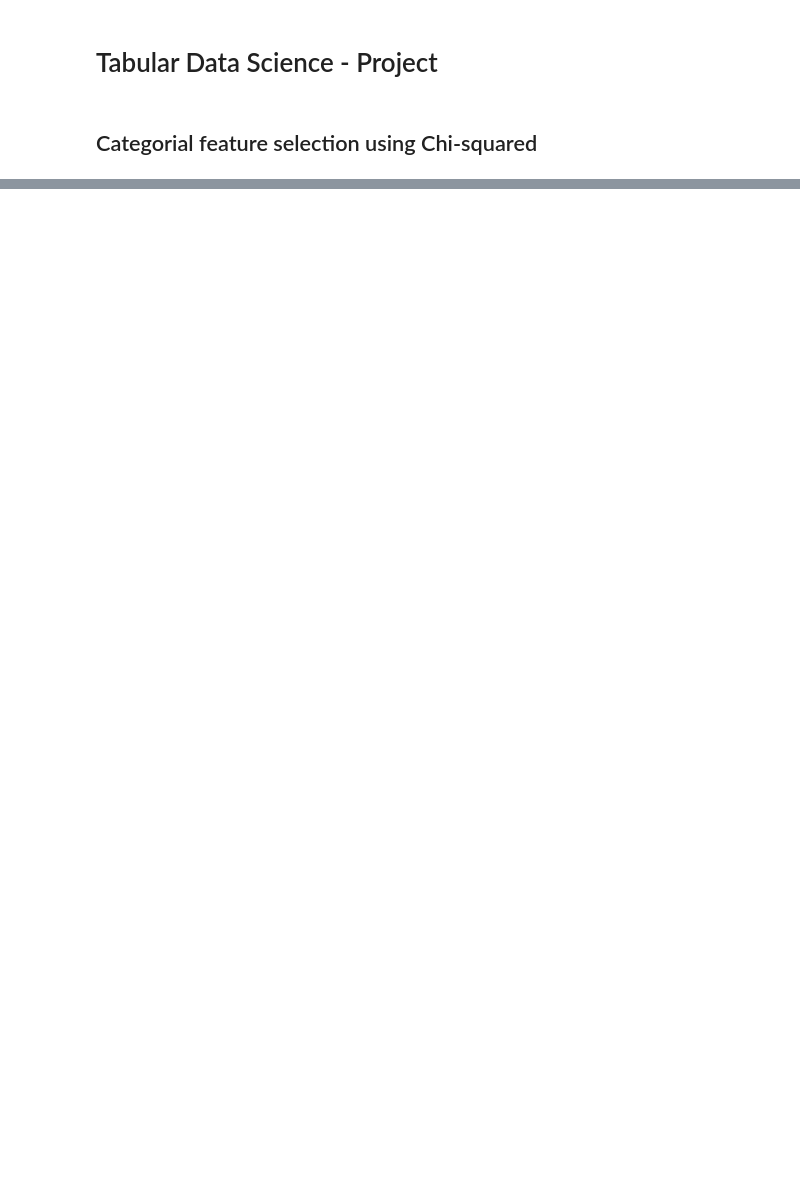
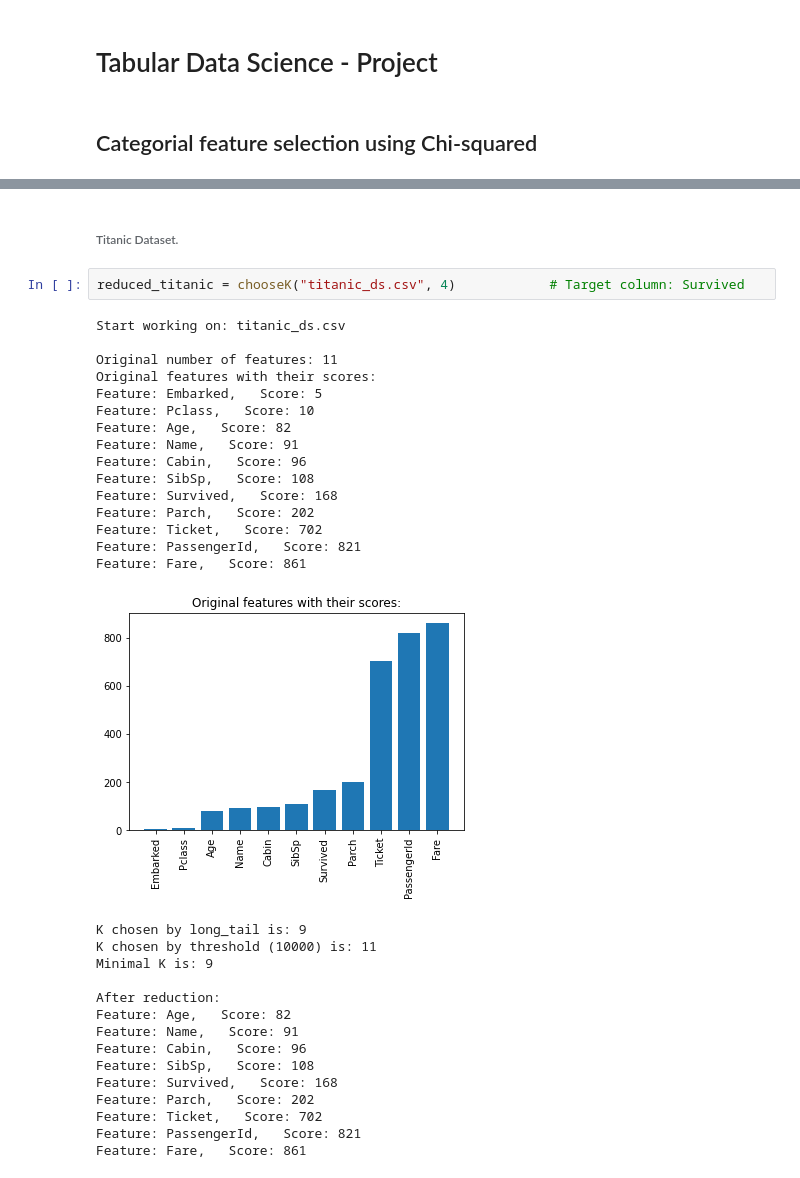
Before and after one commit to AvrahamBi/TDS-Project, a Jupyter notebook: TDS notebook.ipynb, the cells around one changed output, grey strips where cells are left out. Saved outputs shown, nothing was run; the diff lists cells and outputs as text; blank space fills up the shorter version.

```diff
--- a/TDS notebook.ipynb
+++ b/TDS notebook.ipynb
@@ -219,0 +167,35 @@ chooseK("video_games_ds.csv", 9)        # Target column: Global_Sales
+# %% [markdown]
+###### Titanic Dataset.
+# %%
+reduced_titanic = chooseK("titanic_ds.csv", 4)            # Target column: Survived
+# %% [output]
+Start working on: titanic_ds.csv
+
+Original number of features: 11
+Original features with their scores:
+Feature: Embarked,   Score: 5
+Feature: Pclass,   Score: 10
+Feature: Age,   Score: 82
+Feature: Name,   Score: 91
+Feature: Cabin,   Score: 96
+Feature: SibSp,   Score: 108
+Feature: Survived,   Score: 168
+Feature: Parch,   Score: 202
+Feature: Ticket,   Score: 702
+Feature: PassengerId,   Score: 821
+Feature: Fare,   Score: 861
+[figure, added]
+K chosen by long_tail is: 9
+K chosen by threshold (10000) is: 11
+Minimal K is: 9
+
+After reduction:
+Feature: Age,   Score: 82
+Feature: Name,   Score: 91
+Feature: Cabin,   Score: 96
+Feature: SibSp,   Score: 108
+Feature: Survived,   Score: 168
+Feature: Parch,   Score: 202
+Feature: Ticket,   Score: 702
+Feature: PassengerId,   Score: 821
+Feature: Fare,   Score: 861
```
Also changed, not shown: parts of 72 cells of this notebook, 2 other files.
